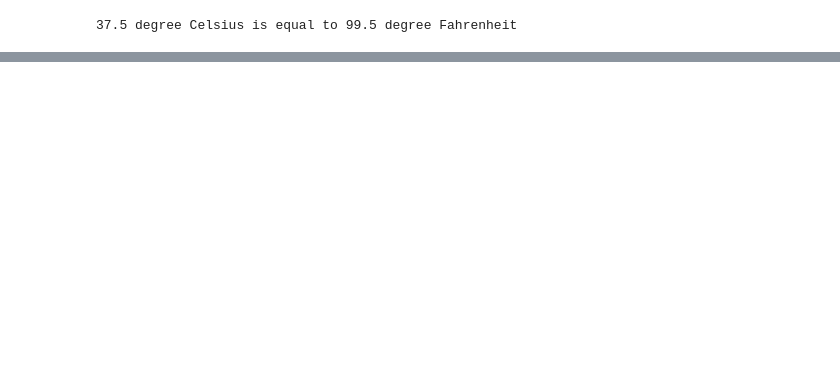
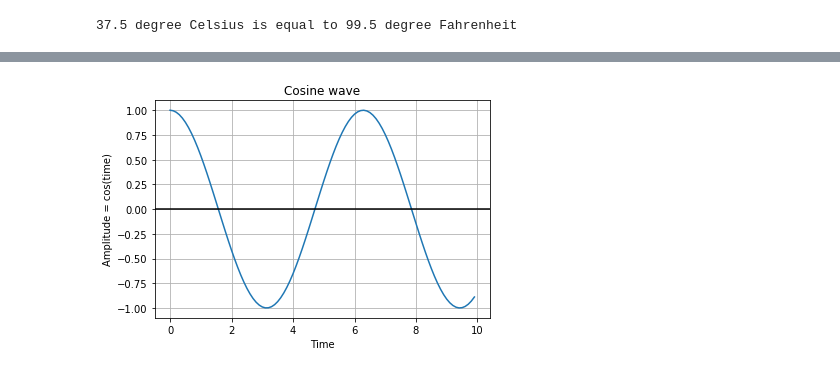
Before and after one commit to npshub/npshub.github.io, a Jupyter notebook: training/documentation/Intro Latex/Latex Introduction.ipynb, the cells around one changed output, grey strips where cells are left out. Drawn from its saved outputs; the diff is of its cells as text; code cells hidden in the pictures; blank space fills up the shorter version.

```diff
--- a/training/documentation/Intro Latex/Latex Introduction.ipynb
+++ b/training/documentation/Intro Latex/Latex Introduction.ipynb
@@ -170,0 +315,60 @@ print('%0.1f degree Celsius is equal to %0.1f degree Fahrenheit' %(celsius,fahre
+# %%
+import numpy as np
+
+import matplotlib.pyplot as plot
+
+
+
+# Get x values of the cosine wave
+
+time        = np.arange(0, 10, 0.1);
+
+
+
+# Amplitude of the cosine wave is sine of a variable like time
+
+amplitude   = np.cos(time)
+
+
+
+# Plot a cos wave using time and amplitude obtained for the cos wave
+
+plot.plot(time, amplitude)
+
+
+
+# Give a title for the cos wave plot
+
+plot.title('Cosine wave')
+
+
+
+# Give x axis label for the cos wave plot
+
+plot.xlabel('Time')
+
+
+
+# Give y axis label for the sine wave plot
+
+plot.ylabel('Amplitude = cos(time)')
+
+
+
+plot.grid(True, which='both')
+
+
+
+plot.axhline(y=0, color='k')
+
+
+
+plot.show()
+
+
+
+# Display the cosine wave
+
+plot.show()
+# %% [output]
+[figure, added]
```
Also changed, not shown: parts of 8 cells of this notebook.
